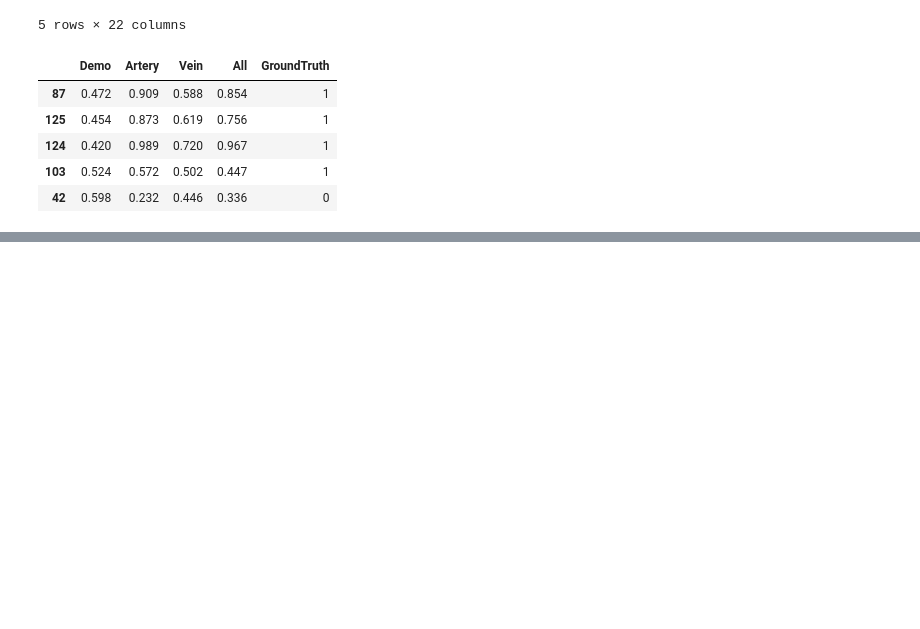
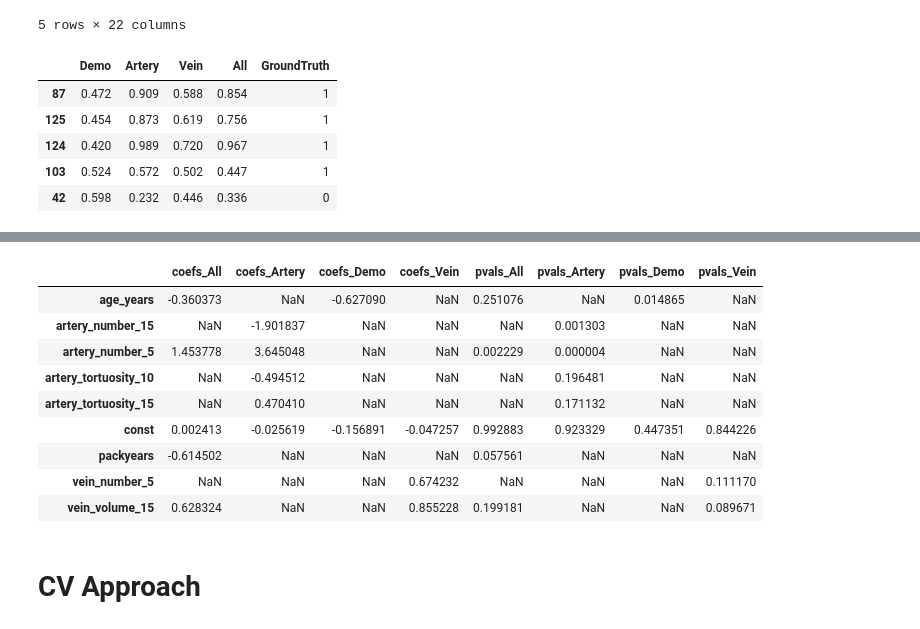
Before and after one commit to qaust/malignancy, a Jupyter notebook: notebooks/classification.ipynb, the cells around one changed output, grey strips where cells are left out. Drawn from its saved outputs; the diff is of its cells as text; code cells hidden in the pictures; blank space fills up the shorter version.

```diff
--- a/notebooks/classification.ipynb
+++ b/notebooks/classification.ipynb
@@ -224,0 +261,35 @@ coefficients
+# %%
+demo = sm.GLM(y_tr, sm.add_constant(X_demo_tr.loc[:, remaining_demo]), family=sm.families.Binomial())
+demo = demo.fit()
+demo_results = pd.DataFrame({
+    'coefs': demo.params,
+    'pvals': demo.pvalues,
+    'model': ['Demo' for _ in range(len(demo.params))]
+})
+
+artery = sm.GLM(y_tr, sm.add_constant(X_arte_tr.loc[:, remaining_arte]), family=sm.families.Binomial())
+artery = artery.fit()
+artery_results = pd.DataFrame({
+    'coefs': artery.params,
+    'pvals': artery.pvalues,
+    'model': ['Artery' for _ in range(len(artery.params))]
+})
+
+vein = sm.GLM(y_tr, sm.add_constant(X_vein_tr.loc[:, remaining_vein]), family=sm.families.Binomial())
+vein = vein.fit()
+vein_results = pd.DataFrame({
+    'coefs': vein.params,
+    'pvals': vein.pvalues,
+    'model': ['Vein' for _ in range(len(vein.params))]
+})
+
+all = sm.GLM(y_tr, sm.add_constant(X_all_tr.loc[:, remaining_all]), family=sm.families.Binomial())
+all = all.fit()
+all_results = pd.DataFrame({
+    'coefs': all.params,
+    'pvals': all.pvalues,
+    'model': ['All' for _ in range(len(all.params))]
+})
+
+complete_results = pd.concat([demo_results, artery_results, vein_results, all_results])
+complete_results
@@ -224,0 +313,22 @@ coefficients
+# %%
+complete_results_wide = complete_results.pivot(
+    columns=['model'],
+    values=['coefs', 'pvals']
+)
+complete_results_wide.columns = complete_results_wide.columns.map(lambda x: '_'.join(x))
+
+complete_results_wide.to_csv('../output/nonzero_coefs_unregularized.csv', index=True)
+complete_results_wide
+# %% [output]
+|  | coefs_All | coefs_Artery | coefs_Demo | coefs_Vein | pvals_All | pvals_Artery | pvals_Demo | pvals_Vein |
+| age_years | -0.360373 | NaN | -0.627090 | NaN | 0.251076 | NaN | 0.014865 | NaN |
+| artery_number_15 | NaN | -1.901837 | NaN | NaN | NaN | 0.001303 | NaN | NaN |
+| artery_number_5 | 1.453778 | 3.645048 | NaN | NaN | 0.002229 | 0.000004 | NaN | NaN |
+| artery_tortuosity_10 | NaN | -0.494512 | NaN | NaN | NaN | 0.196481 | NaN | NaN |
+| artery_tortuosity_15 | NaN | 0.470410 | NaN | NaN | NaN | 0.171132 | NaN | NaN |
+| const | 0.002413 | -0.025619 | -0.156891 | -0.047257 | 0.992883 | 0.923329 | 0.447351 | 0.844226 |
+| packyears | -0.614502 | NaN | NaN | NaN | 0.057561 | NaN | NaN | NaN |
+| vein_number_5 | NaN | NaN | NaN | 0.674232 | NaN | NaN | NaN | 0.111170 |
+| vein_volume_15 | 0.628324 | NaN | NaN | 0.855228 | 0.199181 | NaN | NaN | 0.089671 |
+# %% [markdown]
+# CV Approach
```
Also changed, not shown: parts of 14 cells of this notebook, 1 other file.
